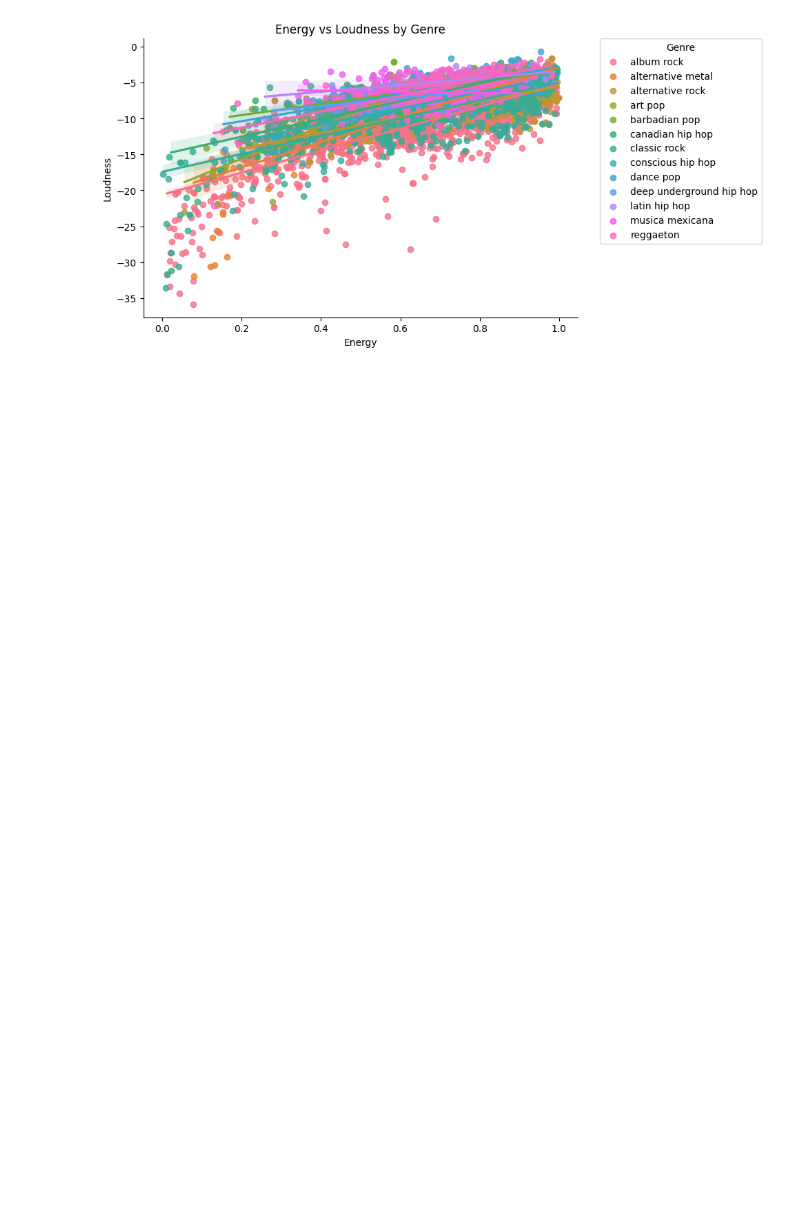
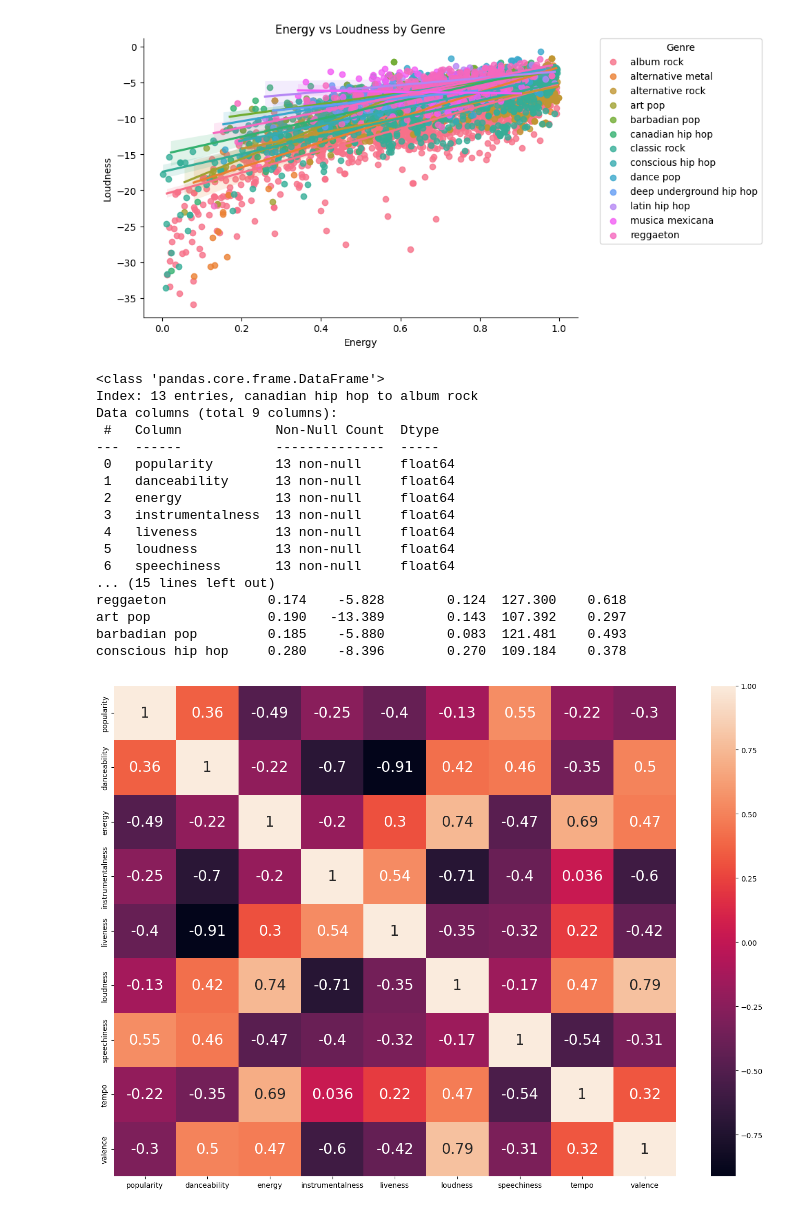
Before and after one commit to yeseniaramirez14/onramp_project, a Jupyter notebook: visualizations.ipynb, the cells around one changed output. Drawn from its saved outputs; the diff is of its cells as text; code cells hidden in the pictures; blank space fills up the shorter version.

```diff
--- a/visualizations.ipynb
+++ b/visualizations.ipynb
@@ -62,3 +62,47 @@ plt.legend(bbox_to_anchor=(1.05, 1), loc='upper left', borderaxespad=0, title="G
 plt.show()
 # %% [output]
 [figure]
+# %%
+# def heatmap(conn):
+ds = pd.read_sql_query("SELECT * FROM avg_audio_features_by_genre", conn)
+# ds.head()
+ds.set_index('genre', inplace=True)
+ds = ds.astype("float64")
+ds.info()
+print(ds.head())
+
+plt.figure(figsize=(14,10))
+
+
+# pc = ds[['energy','danceability', 'popularity']].corr(method ='pearson')
+pc = ds.corr(method ='pearson')
+
+# # cols = ['energy','danceability', 'tempo']
+# # y = ['popularity']
+
+ax = sns.heatmap(pc, annot=True,
+                annot_kws={'size': 20})
+
+plt.show()
+
+                # yticklabels=y,
+                # xticklabels=cols,
+# %% [output]
+<class 'pandas.core.frame.DataFrame'>
+Index: 13 entries, canadian hip hop to album rock
+Data columns (total 9 columns):
+ #   Column            Non-Null Count  Dtype
+---  ------            --------------  -----
+ 0   popularity        13 non-null     float64
+ 1   danceability      13 non-null     float64
+ 2   energy            13 non-null     float64
+ 3   instrumentalness  13 non-null     float64
+ 4   liveness          13 non-null     float64
+ 5   loudness          13 non-null     float64
+ 6   speechiness       13 non-null     float64
+... (15 lines left out)
+reggaeton             0.174    -5.828        0.124  127.300    0.618
+art pop               0.190   -13.389        0.143  107.392    0.297
+barbadian pop         0.185    -5.880        0.083  121.481    0.493
+conscious hip hop     0.280    -8.396        0.270  109.184    0.378
+[figure, added]
```
Also changed, not shown: parts of 6 cells of this notebook, 2 other files.
